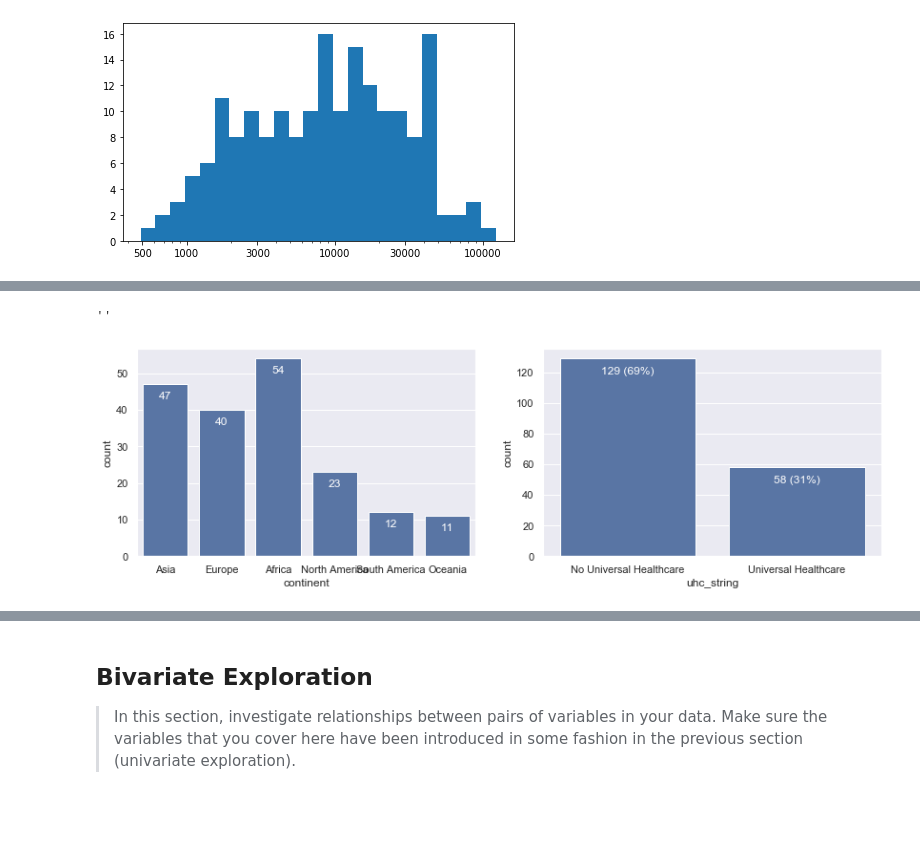
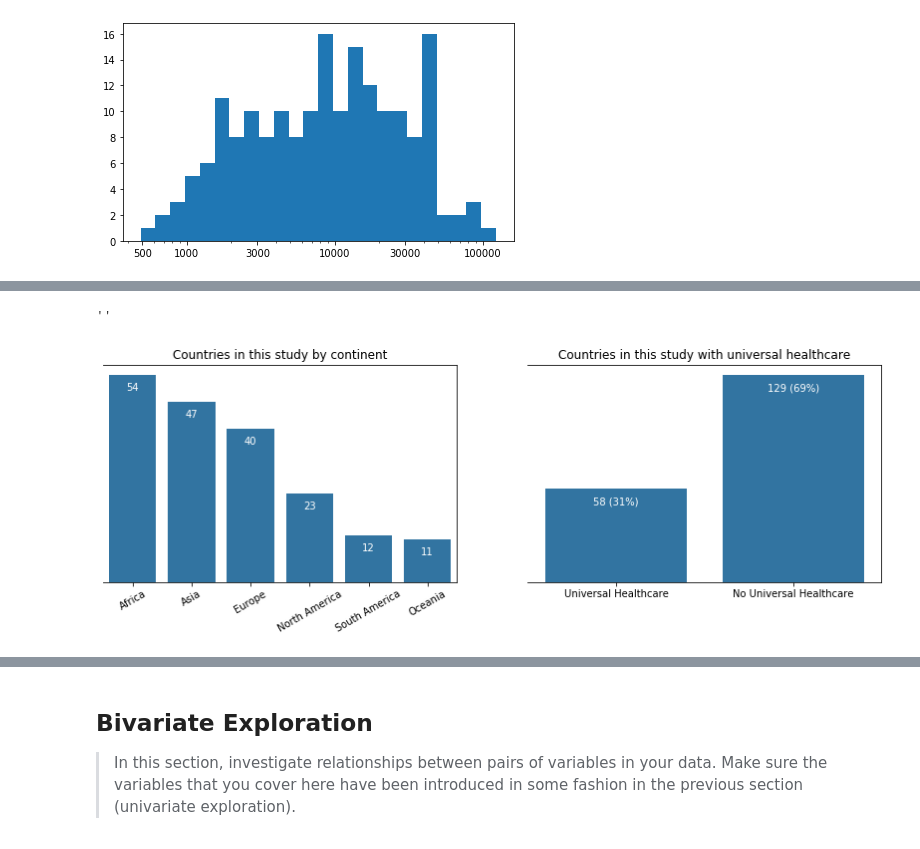
Before and after one commit to mullendavidh/nanodegree-project-5, a Jupyter notebook: exploration_template.ipynb, the cells around one changed output, grey strips where cells are left out. Cells and saved outputs as stored; diff of their text form; code cells hidden in the pictures; blank space fills up the shorter version.

Commit message:
feat:Added commentary and polish to univariate exploration
Univariate first draft is complete at this time.

```diff
--- a/exploration_template.ipynb
+++ b/exploration_template.ipynb
@@ -402,0 +403,4 @@ This looks more like a standard distribution, and gives us a more meaningful spr
+# %%
+df_g = df
+df_g["uhc_str"] = np.where(df_g.uhc == True, 'Universal Healthcare', 'No Universal Healthcare')
+df_g.head()
@@ -403,53 +415,59 @@ This looks more like a standard distribution, and gives us a more meaningful spr
 # %%
+# create a figure and select a color for all bars
 plt.figure(figsize = [14, 4])
 base_color = sb.color_palette()[0]
 
+###### GRAPH 1
 plt.subplot(1, 2, 1)
-sb.countplot(data = df_g, x = 'continent', color = base_color)
+# sort by count
+ax1 = sb.countplot(data = df_g, x = 'continent', color = base_color, \
+                  order = df_g['continent'].value_counts().index)
 
 # add annotations
 n_points = df_g.shape[0]
 cat_counts = df_g['continent'].value_counts()
 locs, labels = plt.xticks() # get the current tick locations and labels
-
-# loop through each pair of locations and labels
 for loc, label in zip(locs, labels):
     # get the text property for the label to get the correct count
     count = cat_counts[label.get_text()]
     pct_string = '{}'.format(count)
     # print the annotation just below the top of the bar
     plt.text(loc, count-4, pct_string, ha = 'center', color = 'w')
 
-# plt.title("Countries in this study by continent")
-# plt.xticks(rotation = 30)
+# make label and aesthetic changes
+plt.title("Countries in this study by continent")
+plt.xticks(rotation = 30)
+ax1.set(xlabel="", ylabel = "")
 # plt.xlabel("")
 # plt.ylabel("")
-# ax.set_yticks([])
+ax1.set_yticks([])
 
+
+###### GRAPH 2
 plt.subplot(1, 2, 2)
-ax = sb.countplot(data = df_g, x = 'uhc_string', color = base_color)
+# graph is most readable with uhc first.
+cat_list = ['Universal Healthcare', 'No Universal Healthcare']
+ax2 = sb.countplot(data = df_g, x = 'uhc_str', color = base_color, \
+                  order = cat_list)
 
 # add annotations
 n_points = df_g.shape[0]
-cat_counts = df_g['uhc_string'].value_counts()
+cat_counts = df_g['uhc_str'].value_counts()
 locs, labels = plt.xticks() # get the current tick locations and labels
-
-# loop through each pair of locations and labels
 for loc, label in zip(locs, labels):
-
     # get the text property for the label to get the correct count
     count = cat_counts[label.get_text()]
     pct_string = '{} ({:0.0f}%)'.format(count, 100*count/n_points)
-
     # print the annotation just below the top of the bar
     plt.text(loc, count-10, pct_string, ha = 'center', color = 'w')
 
-# plt.title("Countries in this study with universal healthcare")
-# ax.set(xlabel="", ylabel = "")
-# ax.set_yticks([])
-# # plt.xlabel("")
-# # plt.ylabel("")
+# make label and aesthetic changes
+plt.title("Countries in this study with universal healthcare")
+ax2.set(xlabel="", ylabel = "")
+ax2.set_yticks([])
+# plt.xlabel("")
+# plt.ylabel("")
 ;
 # %% [output]
 ''
-[figure, old version]
+[figure, new version]
```
Also changed, not shown: parts of 4 cells of this notebook.
